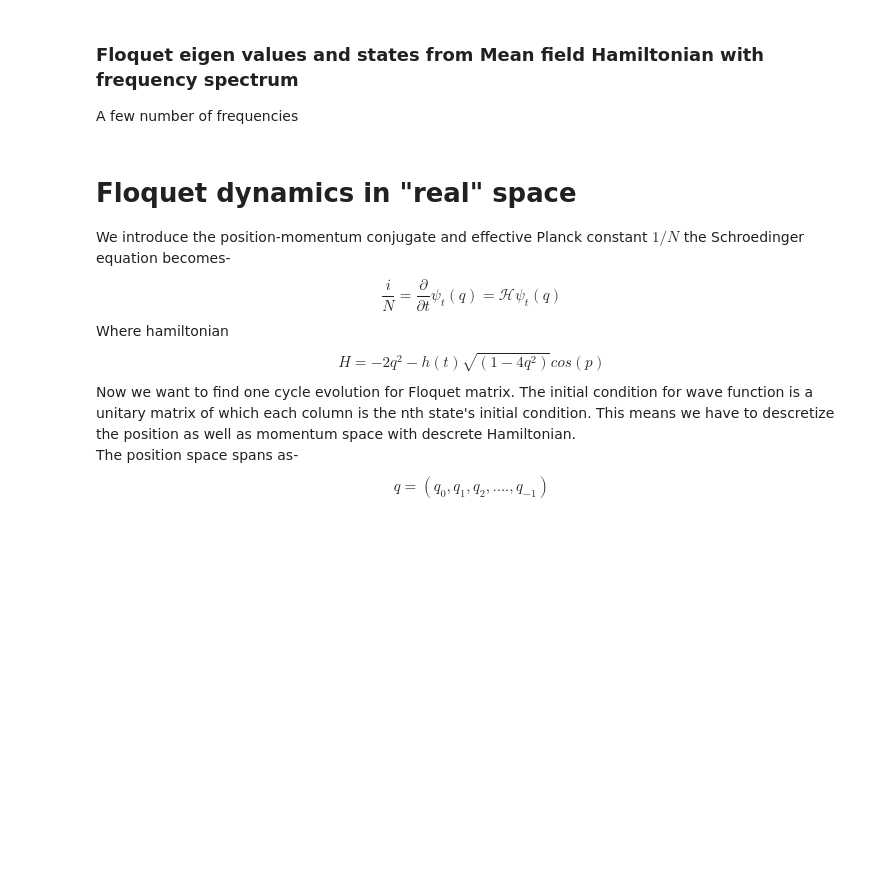
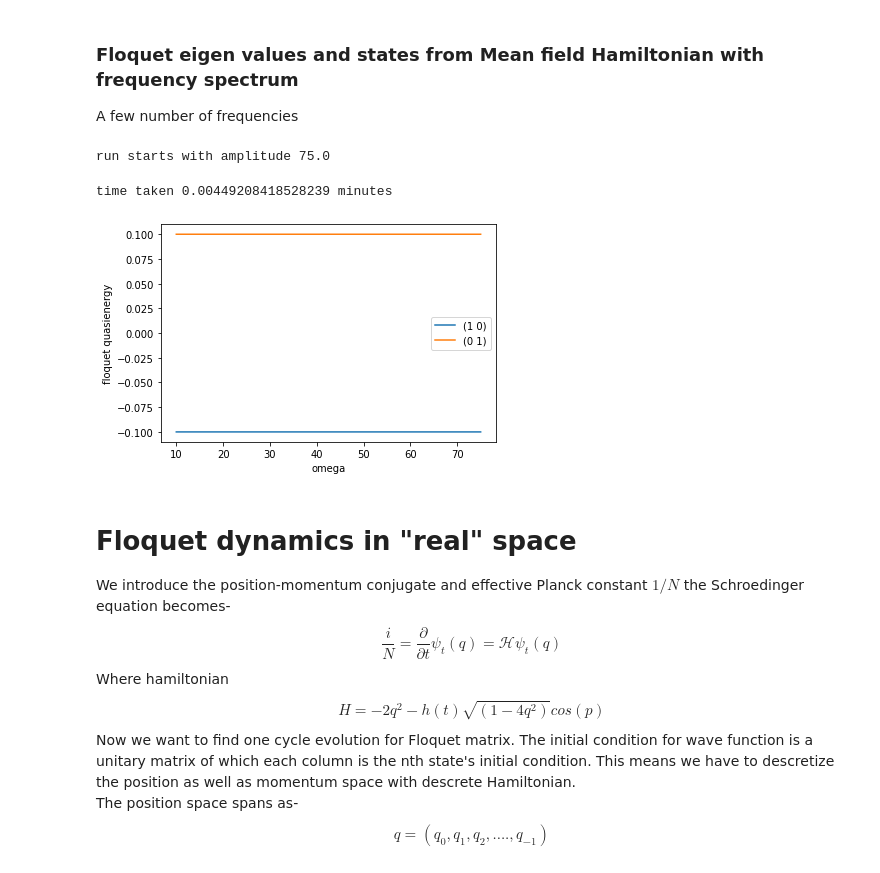
Before and after one commit to SuperStarCZ/floquet_theory, a Jupyter notebook: floquet_study_base.ipynb, the cells around one changed output. Drawn from its saved outputs; the diff is of its cells as text; code cells hidden in the pictures; blank space fills up the shorter version.

```diff
--- a/floquet_study_mahbub.ipynb
+++ b/floquet_study_base.ipynb
@@ -90,7 +90,7 @@ h0 = 0.1
 steps = 1000
 psi0 = np.array([1+0.j, 0+0.j])
 psi1 = np.array([0+0.j, 1+0.j])
-omegas = np.linspace(10.0,75.0,500)
+omegas = np.linspace(10.0,75.0,5)
 
 eigval0,eigvec0,eigval1,eigvec1 = [],[],[],[]
 phasefunc0,phasefunc1 = np.zeros(len(omegas)), np.zeros(len(omegas))
@@ -98,33 +98,37 @@ start = time.time()
 print("run starts with amplitude",h)
 
 for i,w in enumerate(omegas):
     T = 2 * np.pi/w
     t = np.linspace(0, T, steps)
 
     sol_mf0 = odeintw(mf_func, psi0, t, args=(h0, h, w), Dfun=mf_jac)
     sol_mf1 = odeintw(mf_func, psi1, t, args=(h0, h, w), Dfun=mf_jac)
 
     u = sol_mf0[steps-1]
     v = sol_mf1[steps-1]
     floq_mat = np.array([u,v])
     evals, evecs = eig(floq_mat)
 
     eigval0.append(evals[0])
     eigvec0.append(evecs[0])
     eigval1.append(evals[1])
     eigvec1.append(evecs[1])
 
     phasefunc0[i] = (1j)* np.log(evals[0])/T
     phasefunc1[i] = (1j)* np.log(evals[1])/T
 
 print("time taken",(time.time()-start)/60.0,"minutes")
 
 plt.plot(omegas,phasefunc0.real, label = "(1 0)")
 plt.plot(omegas,phasefunc1.real, label = "(0 1)")
 plt.legend()
 plt.xlabel('omega')
 plt.ylabel('floquet quasienergy')
 plt.show()
+# %% [output]
+run starts with amplitude 75.0
+time taken 0.00449208418528239 minutes
+[figure, added]
 # %% [markdown]
 # Floquet dynamics in "real" space
 
```
Also changed, not shown: parts of 1 cell of this notebook, 1 other file.
